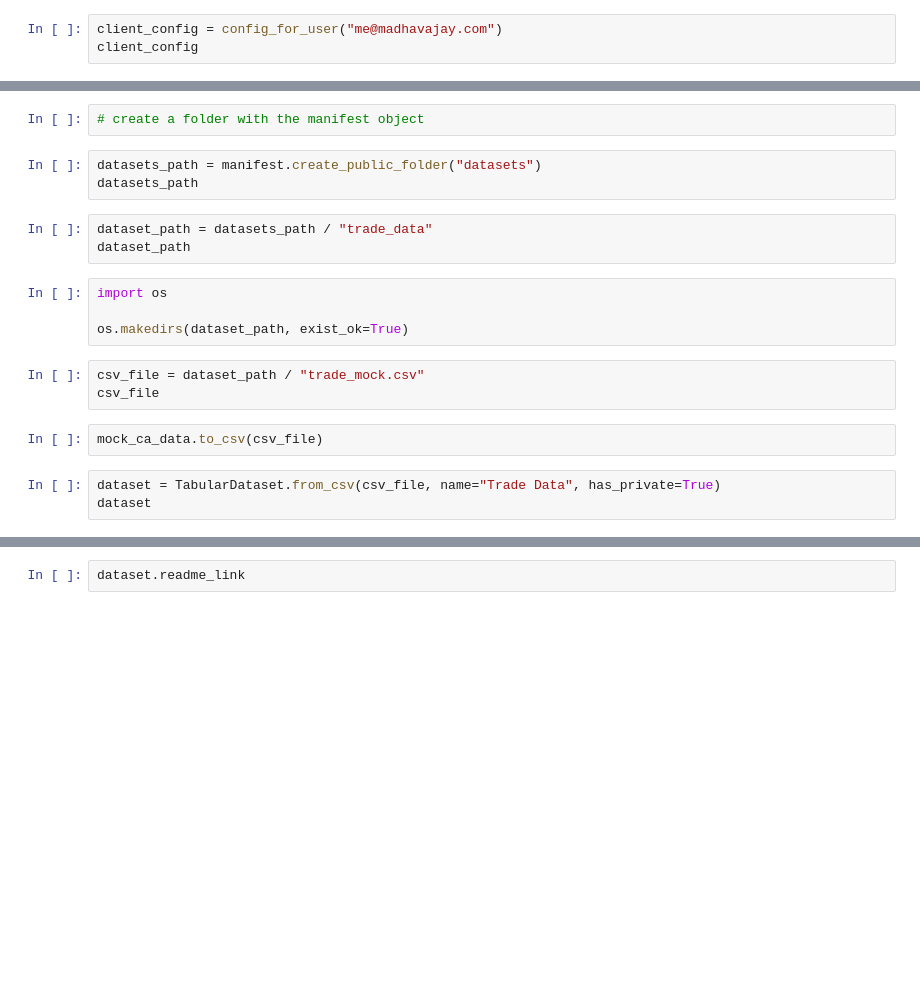
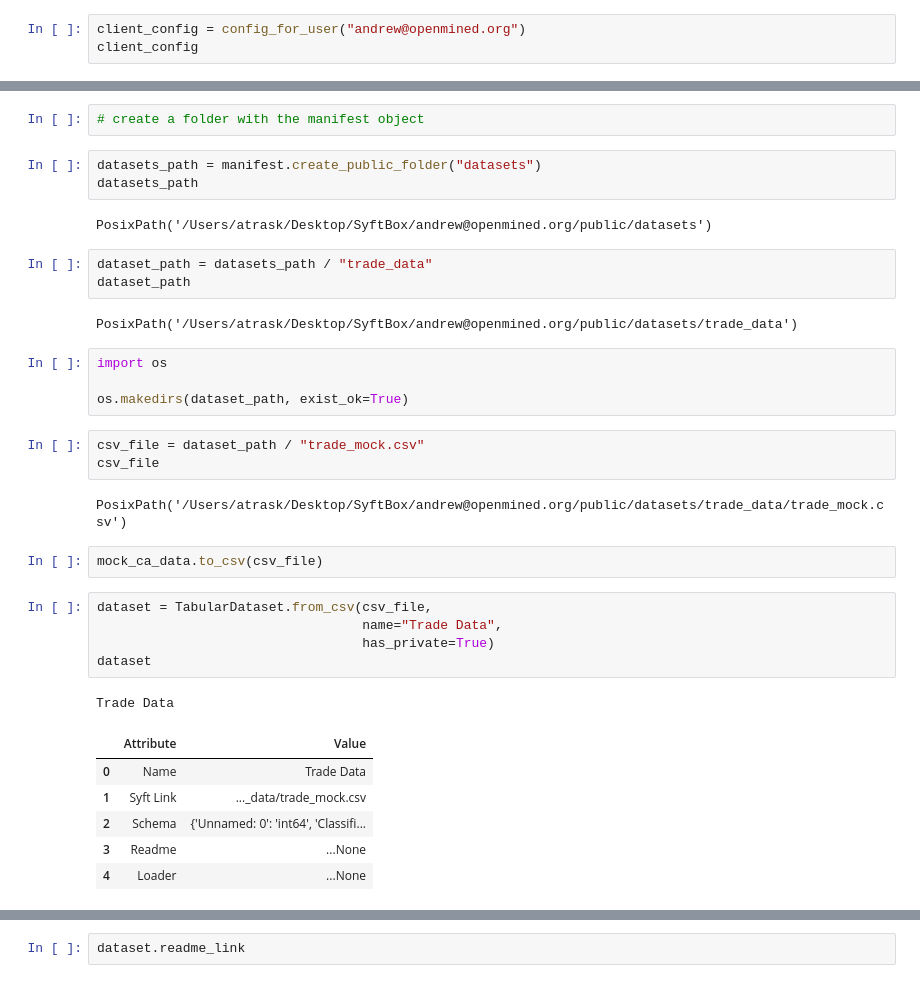
Before and after one commit to madhavajay/syft, a Jupyter notebook: notebooks/01-trade-create.ipynb, the cells around one changed output, grey strips where cells are left out. Saved outputs shown, nothing was run; the diff lists cells and outputs as text; blank space fills up the shorter version.

```diff
--- a/notebooks/01-trade-create.ipynb
+++ b/notebooks/01-trade-create.ipynb
@@ -7,3 +9,3 @@ from syftbox.lib import SyftVault, TabularDataset, autocache, config_for_user
 # %%
-client_config = config_for_user("me@madhavajay.com")
+client_config = config_for_user("andrew@openmined.org")
 client_config
@@ -36,9 +83,13 @@ mock_ca_data
 # %%
 datasets_path = manifest.create_public_folder("datasets")
 datasets_path
+# %% [output]
+PosixPath('/Users/atrask/Desktop/SyftBox/andrew@openmined.org/public/datasets')
 # %%
 dataset_path = datasets_path / "trade_data"
 dataset_path
+# %% [output]
+PosixPath('/Users/atrask/Desktop/SyftBox/andrew@openmined.org/public/datasets/trade_data')
 # %%
 import os
 
@@ -46,10 +97,22 @@ os.makedirs(dataset_path, exist_ok=True)
 # %%
 csv_file = dataset_path / "trade_mock.csv"
 csv_file
+# %% [output]
+PosixPath('/Users/atrask/Desktop/SyftBox/andrew@openmined.org/public/datasets/trade_data/trade_mock.csv')
 # %%
 mock_ca_data.to_csv(csv_file)
 # %%
-dataset = TabularDataset.from_csv(csv_file, name="Trade Data", has_private=True)
+dataset = TabularDataset.from_csv(csv_file,
+                                  name="Trade Data",
+                                  has_private=True)
 dataset
+# %% [output]
+Trade Data
+|  | Attribute | Value |
+| 0 | Name | Trade Data |
+| 1 | Syft Link | ..._data/trade_mock.csv |
+| 2 | Schema | {'Unnamed: 0': 'int64', 'Classifi... |
+| 3 | Readme | ...None |
+| 4 | Loader | ...None |
 # %%
 dataset
```
Also changed, not shown: parts of 13 cells of this notebook, 25 other files.
